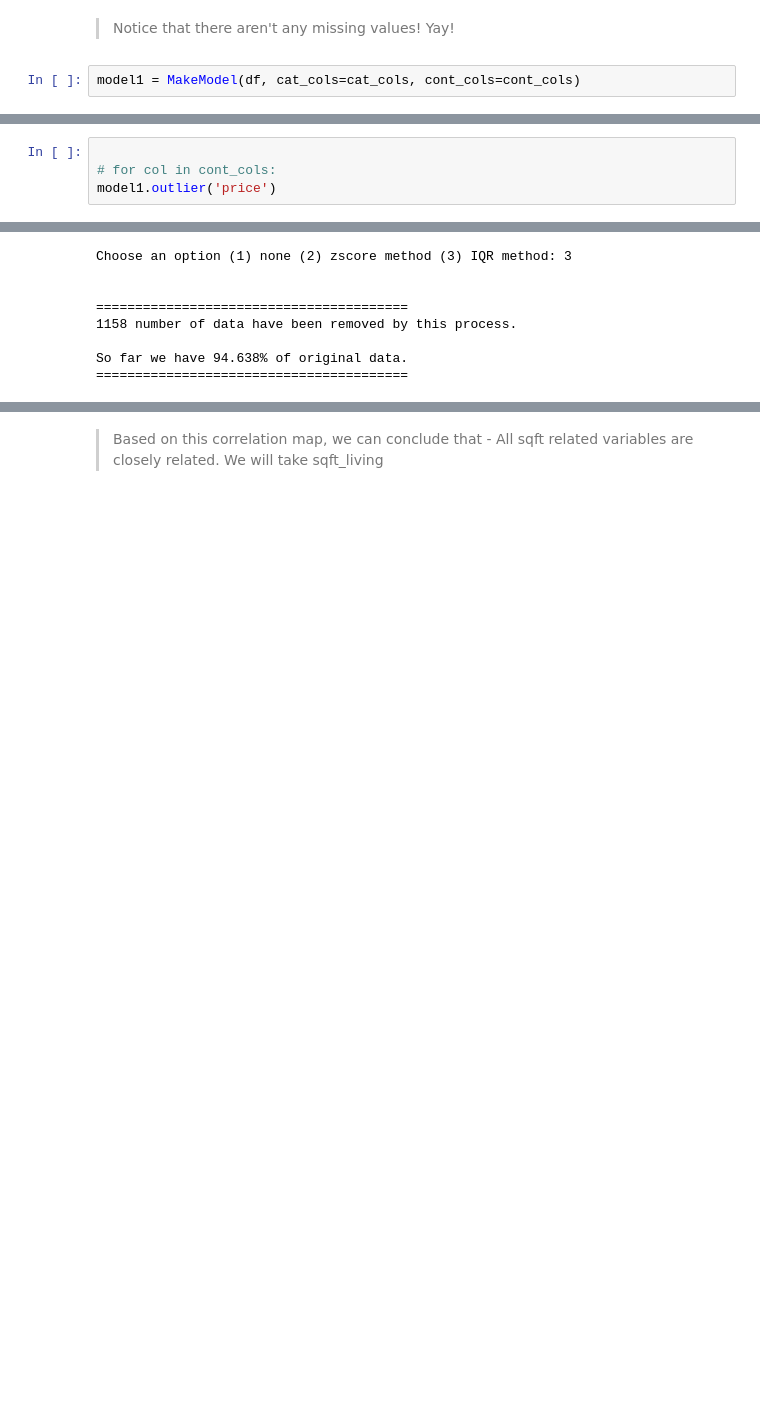
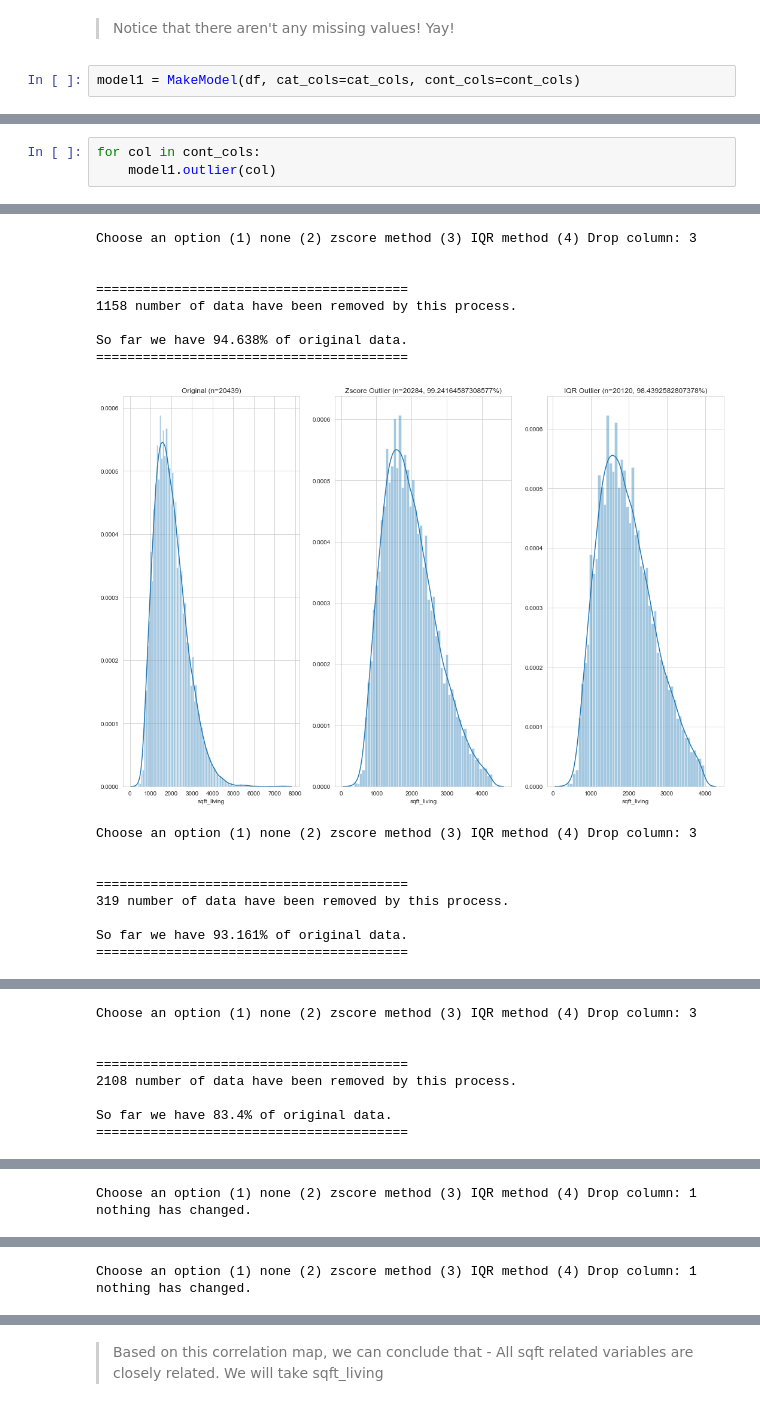
Before and after one commit to singsang2/Mod-2-Kings-County-Housing-Price-Model, a Jupyter notebook: student.ipynb, the cells around one changed output, grey strips where cells are left out. Drawn from its saved outputs; the diff is of its cells as text; blank space fills up the shorter version.

```diff
--- a/student.ipynb
+++ b/student.ipynb
@@ -95,14 +143,22 @@ model1.current_size / model1.org_size
 # %%
-
-# for col in cont_cols:
-model1.outlier('price')
+for col in cont_cols:
+    model1.outlier(col)
 # %% [output]
 [figure]
-Choose an option (1) none (2) zscore method (3) IQR method: 3
+Choose an option (1) none (2) zscore method (3) IQR method (4) Drop column: 3
 
 
 ========================================
 1158 number of data have been removed by this process.
 
 So far we have 94.638% of original data.
 ========================================
+[figure, added]
+Choose an option (1) none (2) zscore method (3) IQR method (4) Drop column: 3
+
+
+========================================
+319 number of data have been removed by this process.
+
+So far we have 93.161% of original data.
+========================================
@@ -108,0 +166,8 @@ So far we have 94.638% of original data.
+Choose an option (1) none (2) zscore method (3) IQR method (4) Drop column: 3
+
+
+========================================
+2108 number of data have been removed by this process.
+
+So far we have 83.4% of original data.
+========================================
@@ -108,0 +175,2 @@ So far we have 94.638% of original data.
+Choose an option (1) none (2) zscore method (3) IQR method (4) Drop column: 1
+nothing has changed.
@@ -108,0 +178,2 @@ So far we have 94.638% of original data.
+Choose an option (1) none (2) zscore method (3) IQR method (4) Drop column: 1
+nothing has changed.
```
Also changed, not shown: parts of 13 cells of this notebook, 1 other file.
